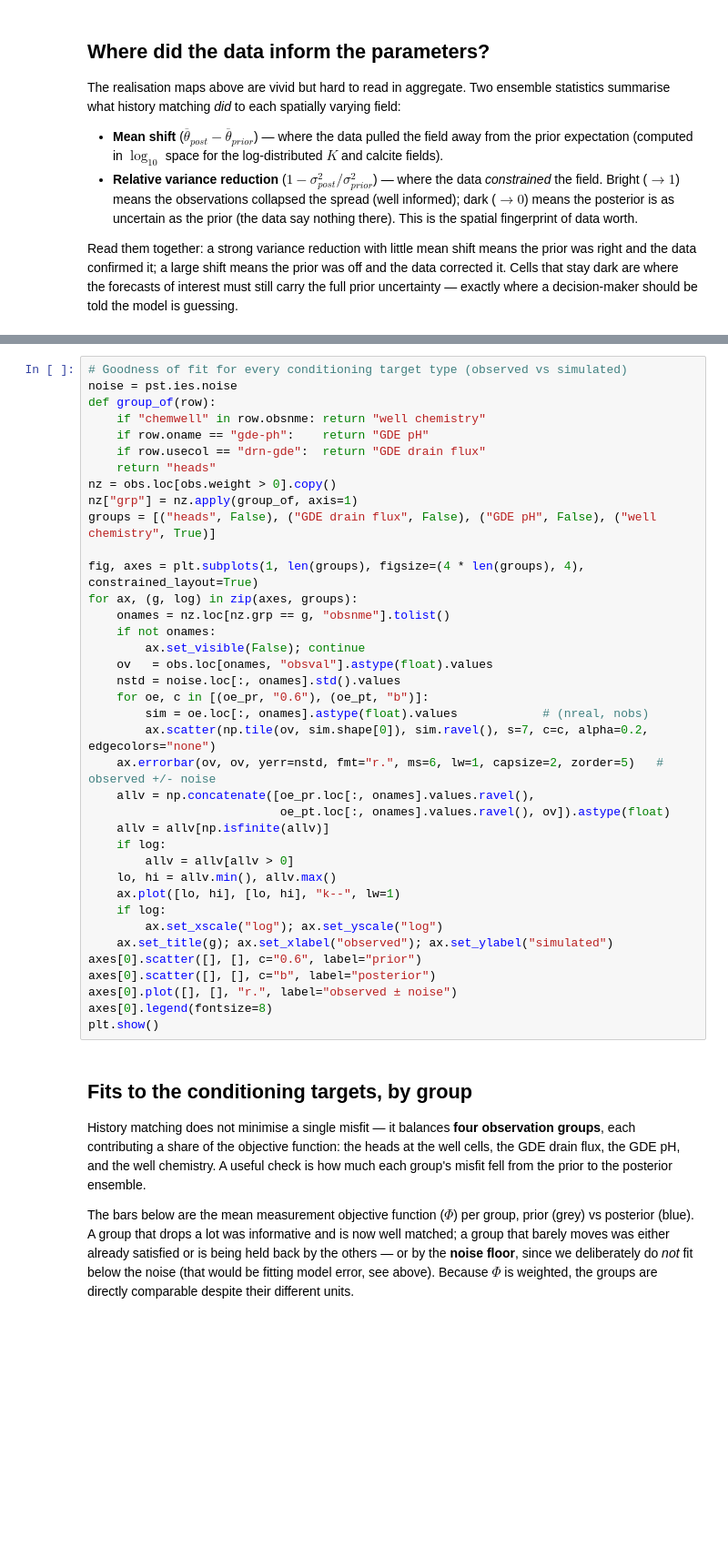
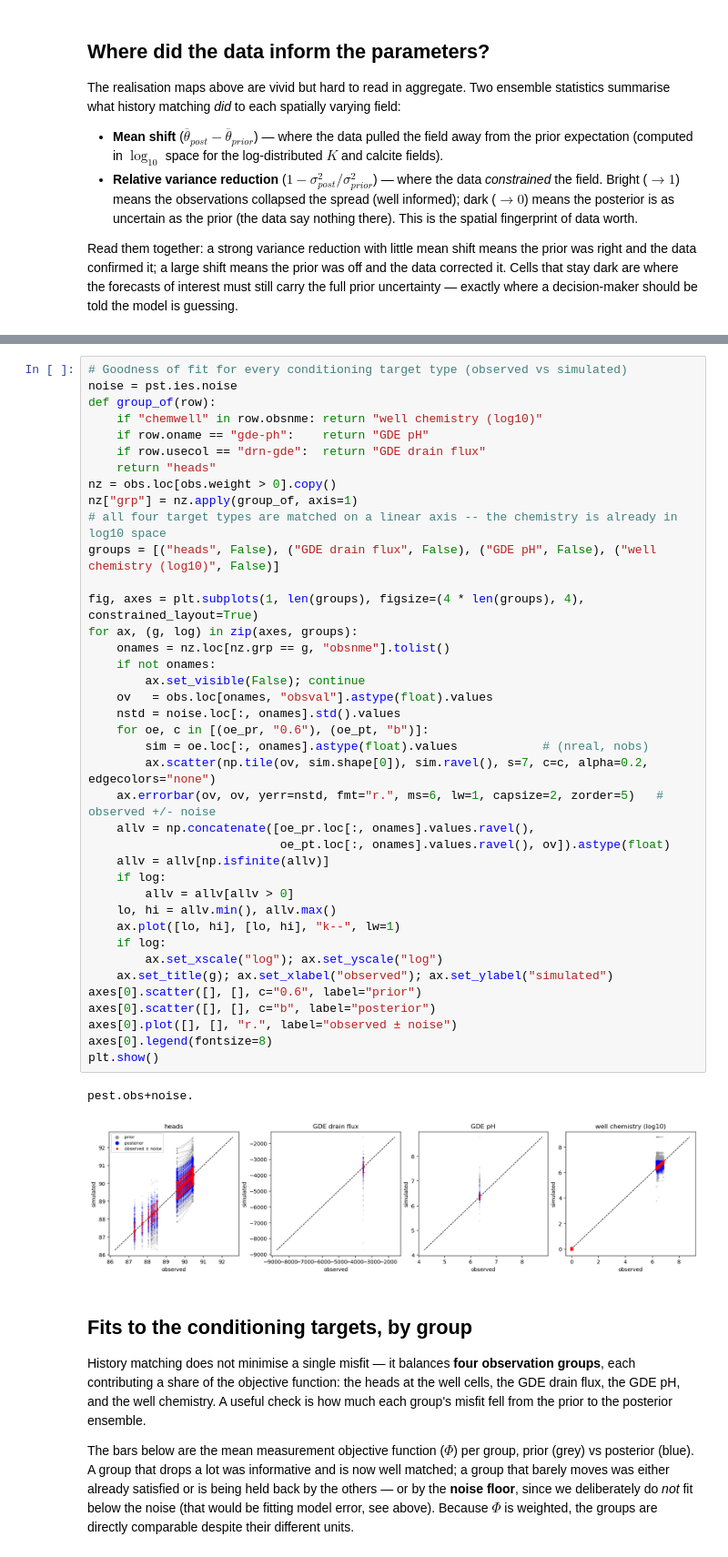
Before and after one commit to rhugman/imwa-workshop-2026, a Jupyter notebook: tutorial/05-ies.ipynb, the cells around one changed output, grey strips where cells are left out. Shown at 91% size. Cells and saved outputs as stored; diff of their text form; blank space fills up the shorter version.

```diff
--- a/tutorial/05-ies.ipynb
+++ b/tutorial/05-ies.ipynb
@@ -360,40 +616,44 @@ The 1:1 plot above is heads only — but a tight fit on heads says nothing about
 # Goodness of fit for every conditioning target type (observed vs simulated)
 noise = pst.ies.noise
 def group_of(row):
-    if "chemwell" in row.obsnme: return "well chemistry"
+    if "chemwell" in row.obsnme: return "well chemistry (log10)"
     if row.oname == "gde-ph":    return "GDE pH"
     if row.usecol == "drn-gde":  return "GDE drain flux"
     return "heads"
 nz = obs.loc[obs.weight > 0].copy()
 nz["grp"] = nz.apply(group_of, axis=1)
-groups = [("heads", False), ("GDE drain flux", False), ("GDE pH", False), ("well chemistry", True)]
+# all four target types are matched on a linear axis -- the chemistry is already in log10 space
+groups = [("heads", False), ("GDE drain flux", False), ("GDE pH", False), ("well chemistry (log10)", False)]
 
 fig, axes = plt.subplots(1, len(groups), figsize=(4 * len(groups), 4), constrained_layout=True)
 for ax, (g, log) in zip(axes, groups):
     onames = nz.loc[nz.grp == g, "obsnme"].tolist()
     if not onames:
         ax.set_visible(False); continue
     ov   = obs.loc[onames, "obsval"].astype(float).values
     nstd = noise.loc[:, onames].std().values
     for oe, c in [(oe_pr, "0.6"), (oe_pt, "b")]:
         sim = oe.loc[:, onames].astype(float).values            # (nreal, nobs)
         ax.scatter(np.tile(ov, sim.shape[0]), sim.ravel(), s=7, c=c, alpha=0.2, edgecolors="none")
     ax.errorbar(ov, ov, yerr=nstd, fmt="r.", ms=6, lw=1, capsize=2, zorder=5)   # observed +/- noise
     allv = np.concatenate([oe_pr.loc[:, onames].values.ravel(),
                            oe_pt.loc[:, onames].values.ravel(), ov]).astype(float)
     allv = allv[np.isfinite(allv)]
     if log:
         allv = allv[allv > 0]
     lo, hi = allv.min(), allv.max()
     ax.plot([lo, hi], [lo, hi], "k--", lw=1)
     if log:
         ax.set_xscale("log"); ax.set_yscale("log")
     ax.set_title(g); ax.set_xlabel("observed"); ax.set_ylabel("simulated")
 axes[0].scatter([], [], c="0.6", label="prior")
 axes[0].scatter([], [], c="b", label="posterior")
 axes[0].plot([], [], "r.", label="observed ± noise")
 axes[0].legend(fontsize=8)
 plt.show()
+# %% [output]
+pest.obs+noise.
+[figure, added]
 # %% [markdown]
 ## Fits to the conditioning targets, by group
 
```
Also changed, not shown: parts of 30 cells of this notebook, 6 other files.
